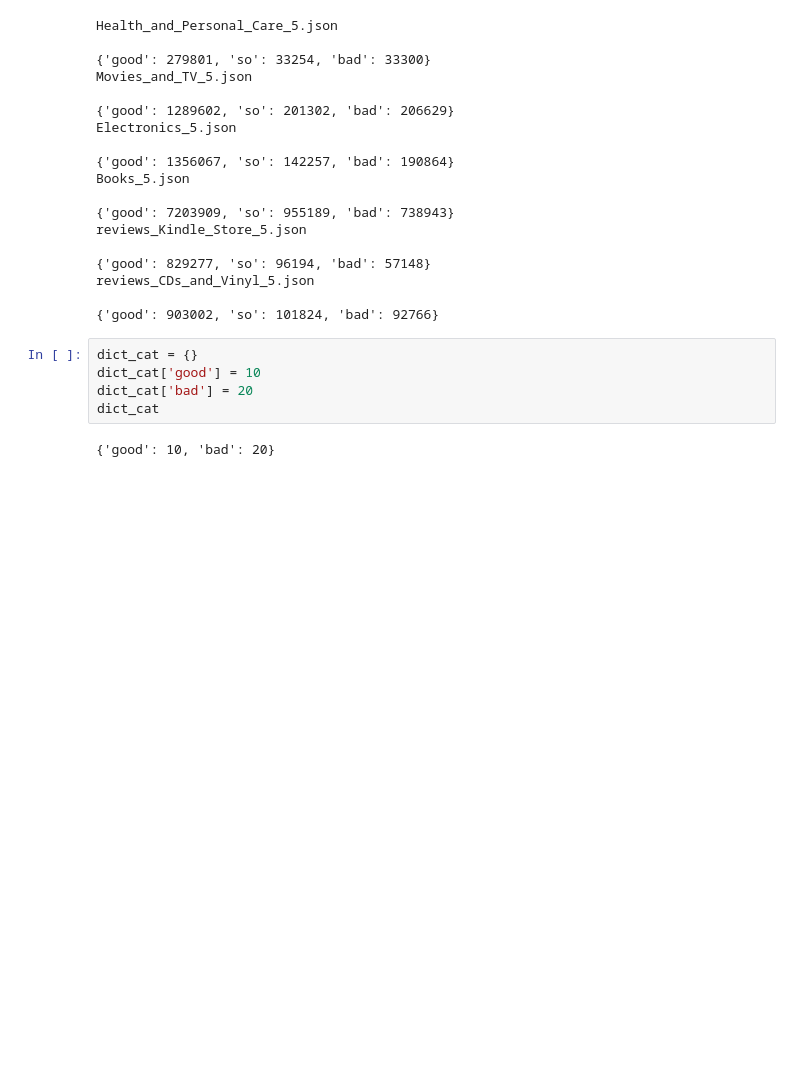
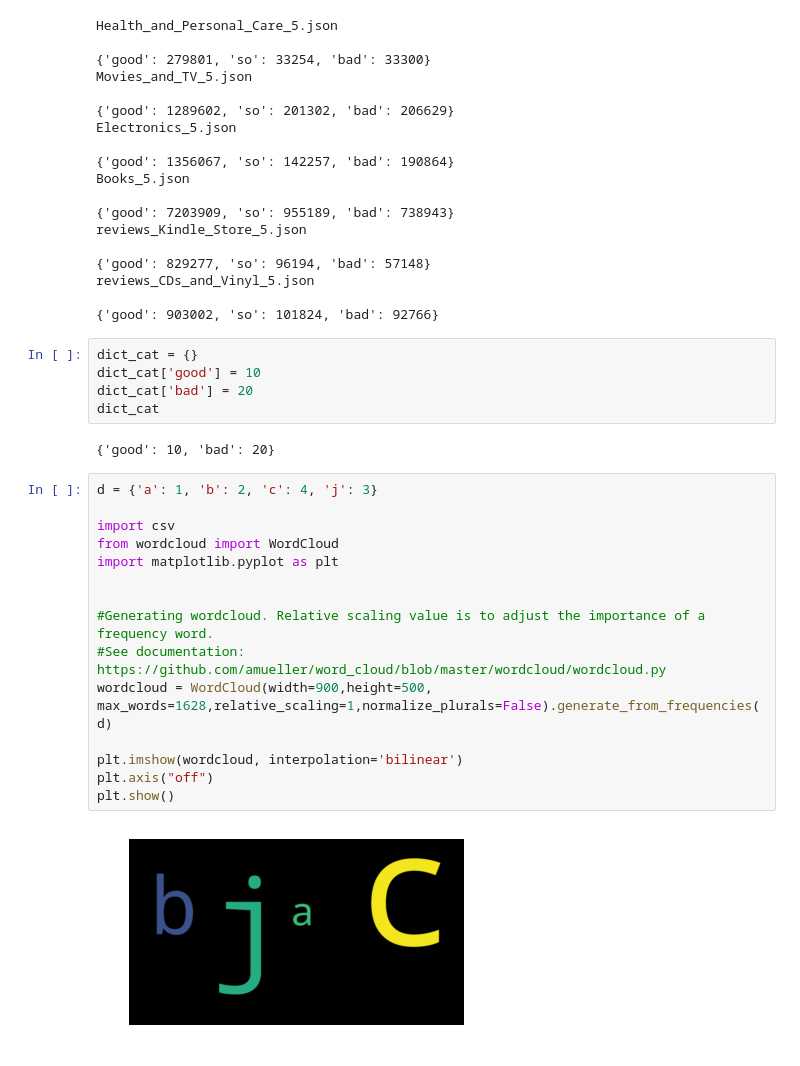
Before and after one commit to pekshin/kursach, a Jupyter notebook: v_1_reviews_analysis/english_dataset/analysis_of_reviews_v0.ipynb, the cells around one changed output. Drawn from its saved outputs; the diff is of its cells as text; blank space fills up the shorter version.

```diff
--- a/v_1_reviews_analysis/english_dataset/analysis_of_reviews_v0.ipynb
+++ b/v_1_reviews_analysis/english_dataset/analysis_of_reviews_v0.ipynb
@@ -64,3 +64,20 @@ dict_cat['bad'] = 20
 dict_cat
 # %% [output]
 {'good': 10, 'bad': 20}
+# %%
+d = {'a': 1, 'b': 2, 'c': 4, 'j': 3}
+
+import csv
+from wordcloud import WordCloud
+import matplotlib.pyplot as plt
+
+
+#Generating wordcloud. Relative scaling value is to adjust the importance of a frequency word.
+#See documentation: https://github.com/amueller/word_cloud/blob/master/wordcloud/wordcloud.py
+wordcloud = WordCloud(width=900,height=500, max_words=1628,relative_scaling=1,normalize_plurals=False).generate_from_frequencies(d)
+
+plt.imshow(wordcloud, interpolation='bilinear')
+plt.axis("off")
+plt.show()
+# %% [output]
+[figure, added]
```
Also changed, not shown: 31 other files.
